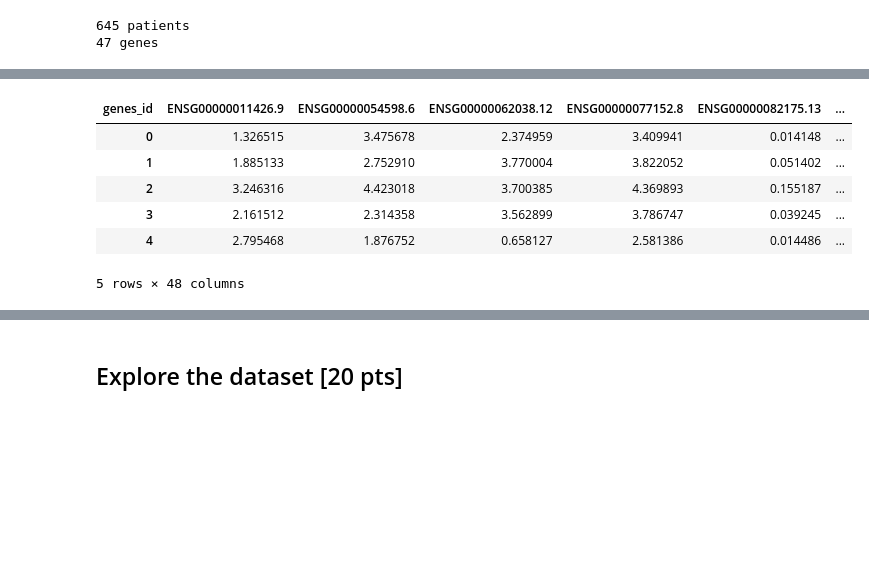
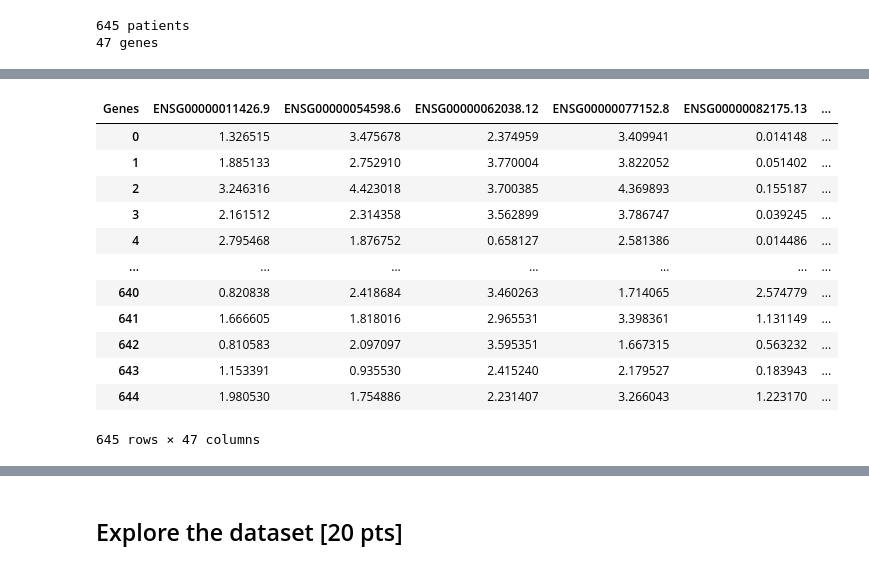
Before and after one commit to Nayaadd/bioinfo_udem, a Jupyter notebook: exercices_student_3.ipynb, the cells around one changed output, grey strips where cells are left out. Cells and saved outputs as stored; diff of their text form; code cells hidden in the pictures; blank space fills up the shorter version.

```diff
--- a/exercices_student_3.ipynb
+++ b/exercices_student_3.ipynb
@@ -37,6 +37,6 @@ You are given a gene expression dataset of N breast cancer patients with their c
 Your dataset concist of three files: `genes_id.txt`, `patient_subtype.txt` and `patient_expression.txt`. Import the various files and build your dataset daframe.
 # %%
 ### Import the files
-gene_id = pd.read_table("genes_id.txt")
-gene_id.head()
+gene_id = pd.read_csv("genes_id.txt", header=None, names=["Genes"])
+gene_id
 # %% [output]
@@ -65,0 +77,3 @@ patient_subtype
+# %%
+patient_expression = pd.read_csv("patient_expression.txt",sep=" ", header=None)
+patient_expression
@@ -75,11 +123,22 @@ print(, "genes")
 # %%
 ### Combine the data from all three files into one dataframe
 ### Clue: you should define columns' names and add a column
+patient_expression.columns = gene_id.loc[:, "Genes"]
+patient_expression
+
+new_df = patient_expression
+new_df
 # %% [output]
-| genes_id | ENSG00000011426.9 | ENSG00000054598.6 | ENSG00000062038.12 | ENSG00000077152.8 | ENSG00000082175.13 | ... |
+| Genes | ENSG00000011426.9 | ENSG00000054598.6 | ENSG00000062038.12 | ENSG00000077152.8 | ENSG00000082175.13 | ... |
 | 0 | 1.326515 | 3.475678 | 2.374959 | 3.409941 | 0.014148 | ... |
 | 1 | 1.885133 | 2.752910 | 3.770004 | 3.822052 | 0.051402 | ... |
 | 2 | 3.246316 | 4.423018 | 3.700385 | 4.369893 | 0.155187 | ... |
 | 3 | 2.161512 | 2.314358 | 3.562899 | 3.786747 | 0.039245 | ... |
 | 4 | 2.795468 | 1.876752 | 0.658127 | 2.581386 | 0.014486 | ... |
+| ... | ... | ... | ... | ... | ... | ... |
+| 640 | 0.820838 | 2.418684 | 3.460263 | 1.714065 | 2.574779 | ... |
+| 641 | 1.666605 | 1.818016 | 2.965531 | 3.398361 | 1.131149 | ... |
+| 642 | 0.810583 | 2.097097 | 3.595351 | 1.667315 | 0.563232 | ... |
+| 643 | 1.153391 | 0.935530 | 2.415240 | 2.179527 | 0.183943 | ... |
+| 644 | 1.980530 | 1.754886 | 2.231407 | 3.266043 | 1.223170 | ... |
-5 rows × 48 columns
+645 rows × 47 columns
```
Also changed, not shown: parts of 29 cells of this notebook.
